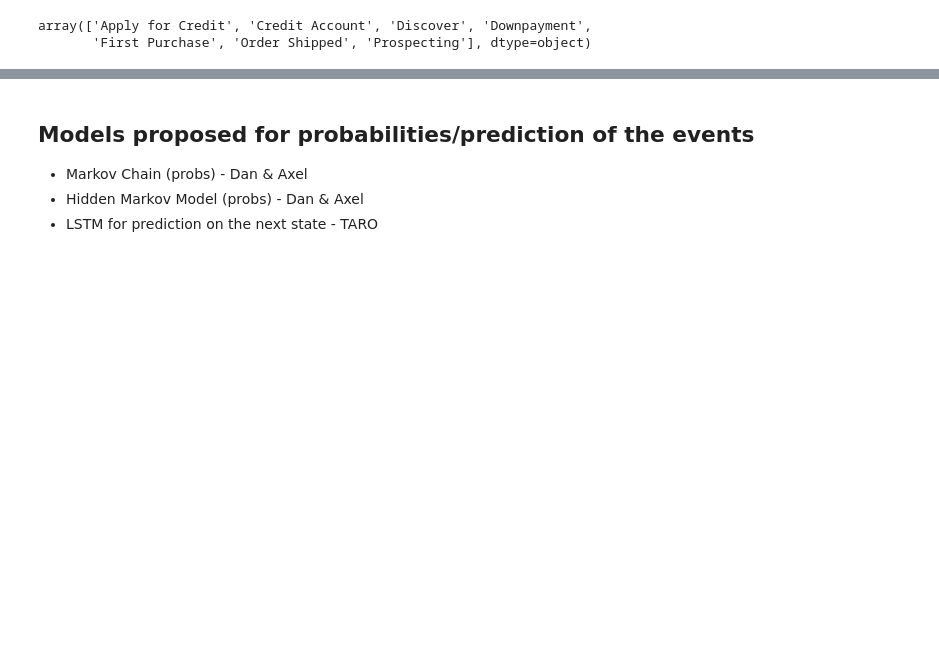
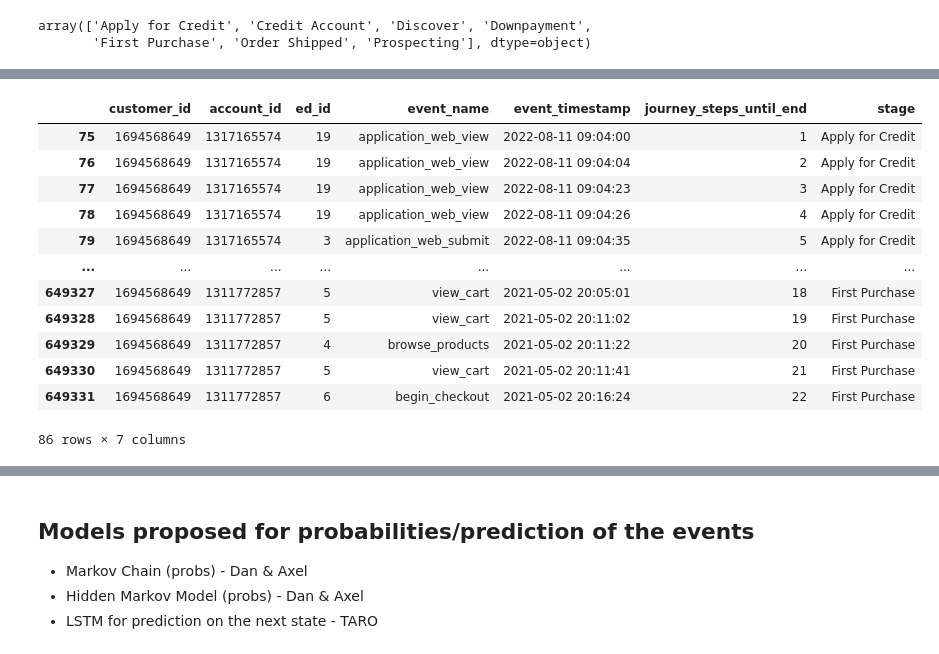
Before and after one commit to taroii/STATSM148, a Jupyter notebook: Python-Files/DataCleaning-FE-Axel.ipynb, the cells around one changed output, grey strips where cells are left out. Saved outputs shown, nothing was run; the diff lists cells and outputs as text; code cells hidden in the pictures; blank space fills up the shorter version.

```diff
--- a/Python-Files/DataCleaning-FE-Axel.ipynb
+++ b/Python-Files/DataCleaning-FE-Axel.ipynb
@@ -218,0 +259,16 @@ array(['Apply for Credit', 'Credit Account', 'Discover', 'Downpayment',
+# %%
+df[df['customer_id'] == 1694568649]
+# %% [output]
+|  | customer_id | account_id | ed_id | event_name | event_timestamp | journey_steps_until_end | stage |
+| 75 | 1694568649 | 1317165574 | 19 | application_web_view | 2022-08-11 09:04:00 | 1 | Apply for Credit |
+| 76 | 1694568649 | 1317165574 | 19 | application_web_view | 2022-08-11 09:04:04 | 2 | Apply for Credit |
+| 77 | 1694568649 | 1317165574 | 19 | application_web_view | 2022-08-11 09:04:23 | 3 | Apply for Credit |
+| 78 | 1694568649 | 1317165574 | 19 | application_web_view | 2022-08-11 09:04:26 | 4 | Apply for Credit |
+| 79 | 1694568649 | 1317165574 | 3 | application_web_submit | 2022-08-11 09:04:35 | 5 | Apply for Credit |
+| ... | ... | ... | ... | ... | ... | ... | ... |
+| 649327 | 1694568649 | 1311772857 | 5 | view_cart | 2021-05-02 20:05:01 | 18 | First Purchase |
+| 649328 | 1694568649 | 1311772857 | 5 | view_cart | 2021-05-02 20:11:02 | 19 | First Purchase |
+| 649329 | 1694568649 | 1311772857 | 4 | browse_products | 2021-05-02 20:11:22 | 20 | First Purchase |
+| 649330 | 1694568649 | 1311772857 | 5 | view_cart | 2021-05-02 20:11:41 | 21 | First Purchase |
+| 649331 | 1694568649 | 1311772857 | 6 | begin_checkout | 2021-05-02 20:16:24 | 22 | First Purchase |
+86 rows × 7 columns
```
Also changed, not shown: parts of 14 cells of this notebook, 1 other file.
